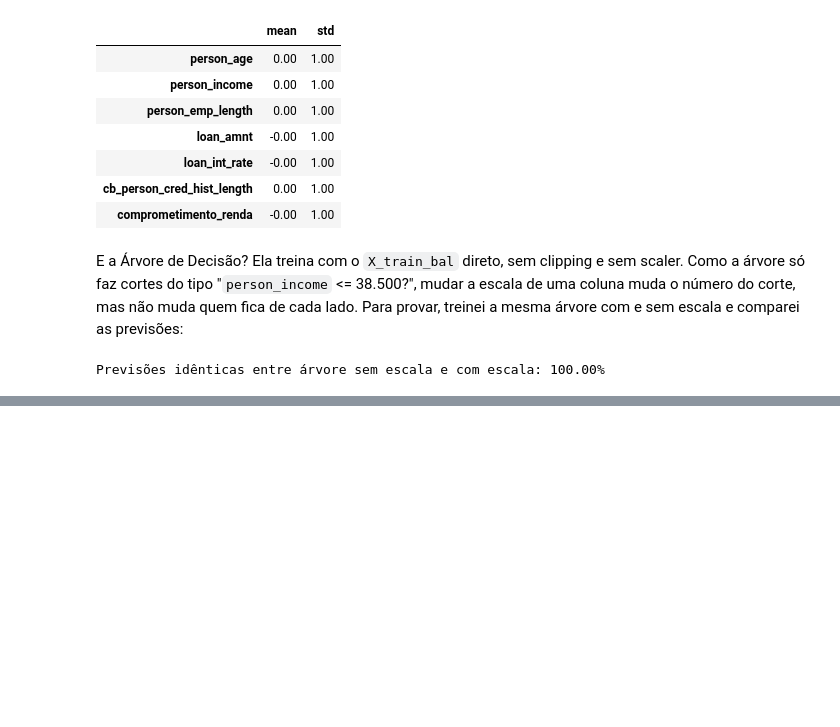
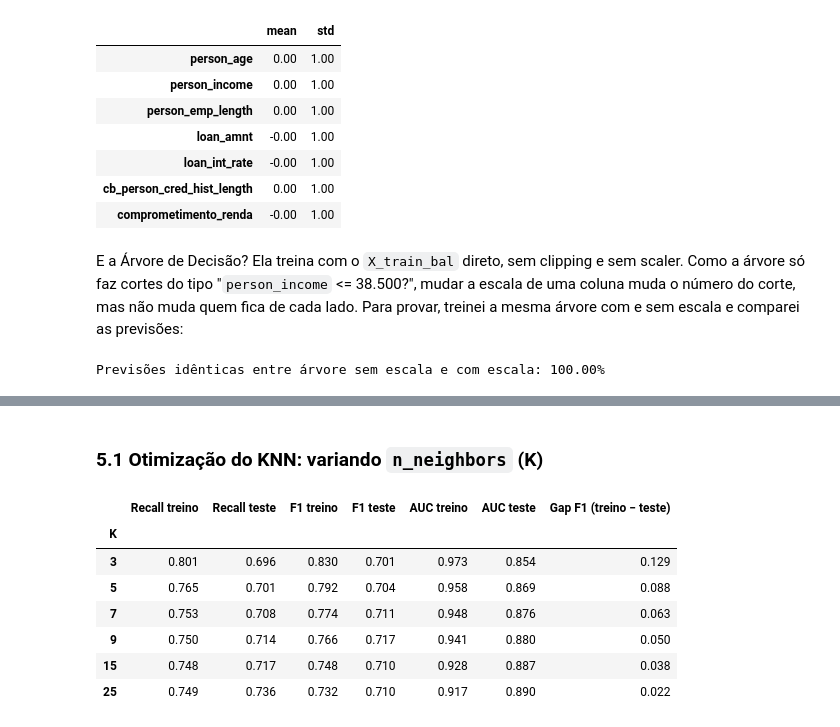
Before and after one commit to PaulaKinder/Machine-Learning-e-Visao-Computacional-T3-Projeto-Avaliativo-Modulo-1-, a Jupyter notebook: risco_credito.ipynb, the cells around one changed output, grey strips where cells are left out. Saved outputs shown, nothing was run; the diff lists cells and outputs as text; code cells hidden in the pictures; blank space fills up the shorter version.

```diff
--- a/risco_credito.ipynb
+++ b/risco_credito.ipynb
@@ -541,0 +563,22 @@ Previsões idênticas entre árvore sem escala e com escala: 100.00%
+# %% [markdown]
+### 5.1 Otimização do KNN: variando `n_neighbors` (K)
+# %%
+valores_k = [3, 5, 7, 9, 15, 25]
+res_knn = []
+for k in valores_k:
+    knn = KNeighborsClassifier(n_neighbors=k).fit(X_train_bal_knn, y_train_bal)   # dados escalonados
+    tr, te = avaliar(knn, X_train_knn, y_train), avaliar(knn, X_test_knn, y_test)
+    res_knn.append({"K": k, "Recall treino": tr["Recall"], "Recall teste": te["Recall"],
+                    "F1 treino": tr["F1"], "F1 teste": te["F1"], "AUC treino": tr["AUC"], "AUC teste": te["AUC"]})
+
+tab_knn = tabela(res_knn, "K")
+tab_knn.style.format("{:.3f}").highlight_max(subset=["F1 teste"], color="#c8e6c9")
+# %% [output]
+|  | Recall treino | Recall teste | F1 treino | F1 teste | AUC treino | AUC teste | Gap F1 (treino − teste) |
+| K |  |  |  |  |  |  |  |
+| 3 | 0.801 | 0.696 | 0.830 | 0.701 | 0.973 | 0.854 | 0.129 |
+| 5 | 0.765 | 0.701 | 0.792 | 0.704 | 0.958 | 0.869 | 0.088 |
+| 7 | 0.753 | 0.708 | 0.774 | 0.711 | 0.948 | 0.876 | 0.063 |
+| 9 | 0.750 | 0.714 | 0.766 | 0.717 | 0.941 | 0.880 | 0.050 |
+| 15 | 0.748 | 0.717 | 0.748 | 0.710 | 0.928 | 0.887 | 0.038 |
+| 25 | 0.749 | 0.736 | 0.732 | 0.710 | 0.917 | 0.890 | 0.022 |
```
Also changed, not shown: parts of 8 cells of this notebook, 1 other file.
